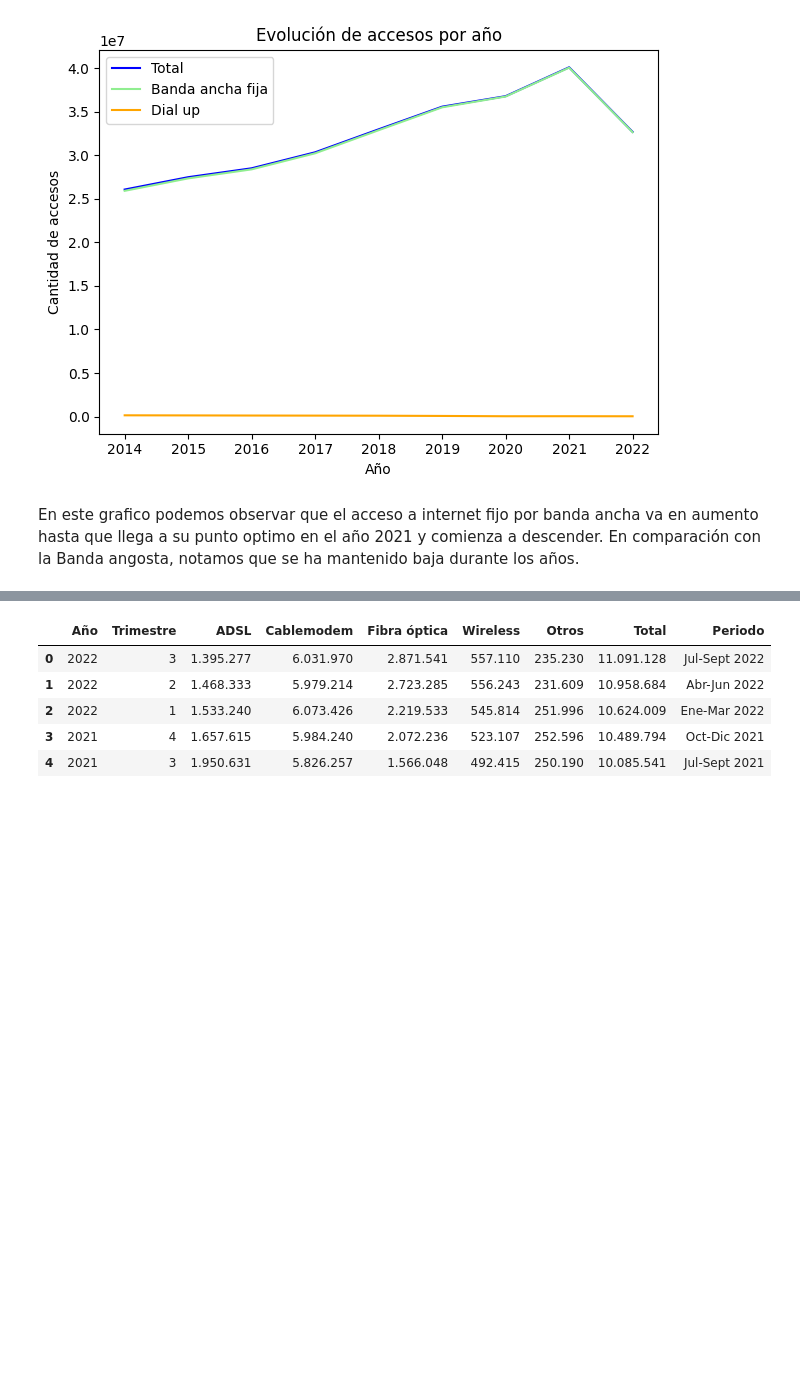
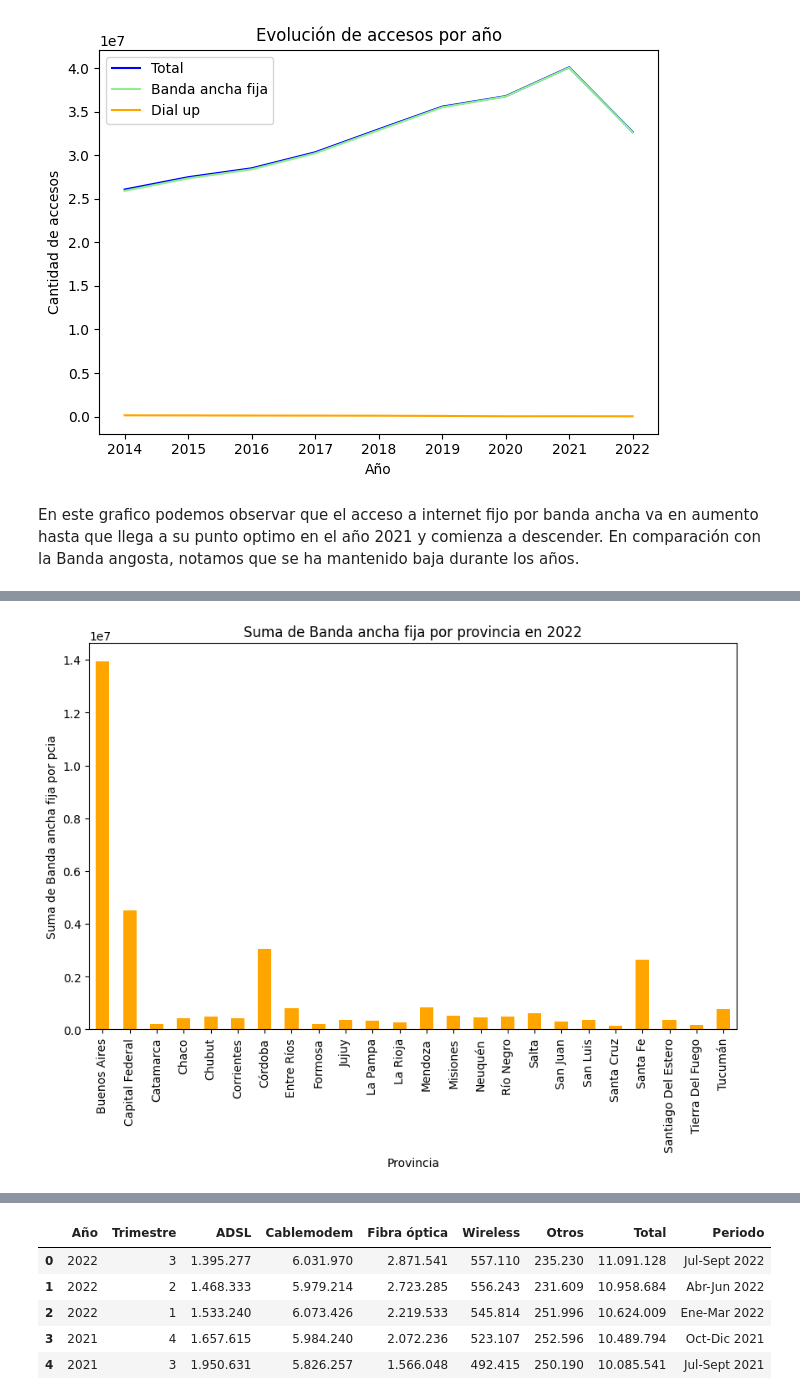
Before and after one commit to Joli1605/Trabajo-Individual-N-2, a Jupyter notebook: EDA.ipynb, the cells around one changed output, grey strips where cells are left out. Saved outputs shown, nothing was run; the diff lists cells and outputs as text; code cells hidden in the pictures; blank space fills up the shorter version.

```diff
--- a/EDA.ipynb
+++ b/EDA.ipynb
@@ -625,0 +642,15 @@ En este grafico podemos observar que el acceso a internet fijo por banda ancha v
+# %%
+
+# Filtra solo los datos del año 2022
+df4_2022 = df4[df4['Año'] == 2022]
+
+# Filtra solo los valores de banda ancha
+df4_2022_banda_ancha = df4_2022[df4_2022['Banda ancha fija'] > 0]
+
+# Agrupa por provincia y suma los valores para el año 2022
+df4_grouped_2022 = df4_2022_banda_ancha.groupby('Provincia')['Banda ancha fija'].sum()
+
+
+
+print("Suma de Banda ancha fija para cada provincia en 2022:")
+print(df4_grouped_2022)
@@ -625,0 +675,9 @@ En este grafico podemos observar que el acceso a internet fijo por banda ancha v
+# %%
+# Graficar
+df4_grouped_2022.plot(kind='bar', figsize=(10, 6), color='orange')
+plt.title('Suma de Banda ancha fija por provincia en 2022')
+plt.xlabel('Provincia')
+plt.ylabel('Suma de Banda ancha fija por pcia')
+plt.show()
+# %% [output]
+[figure, added]
```
Also changed, not shown: parts of 7 cells of this notebook.
